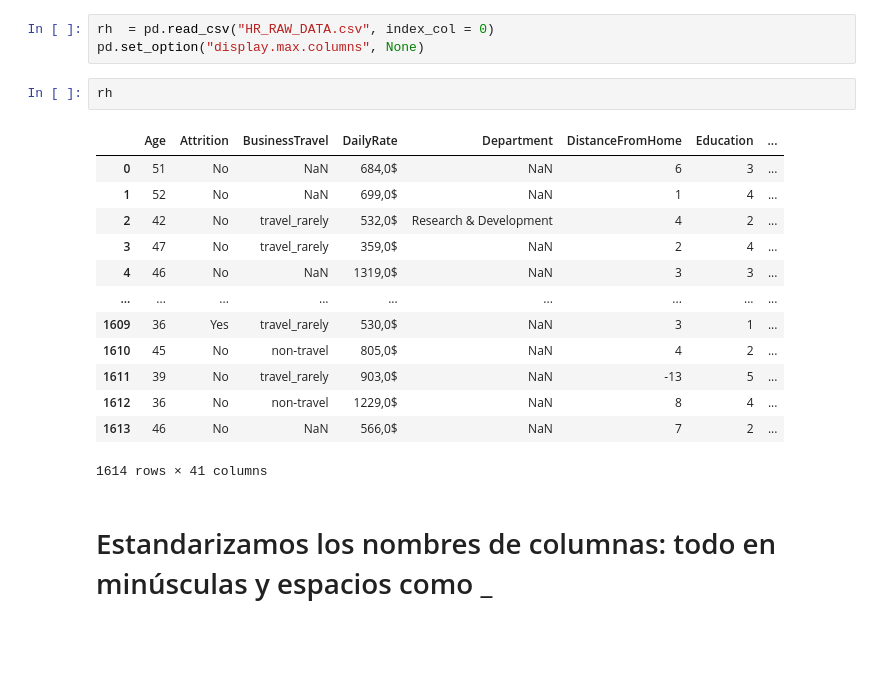
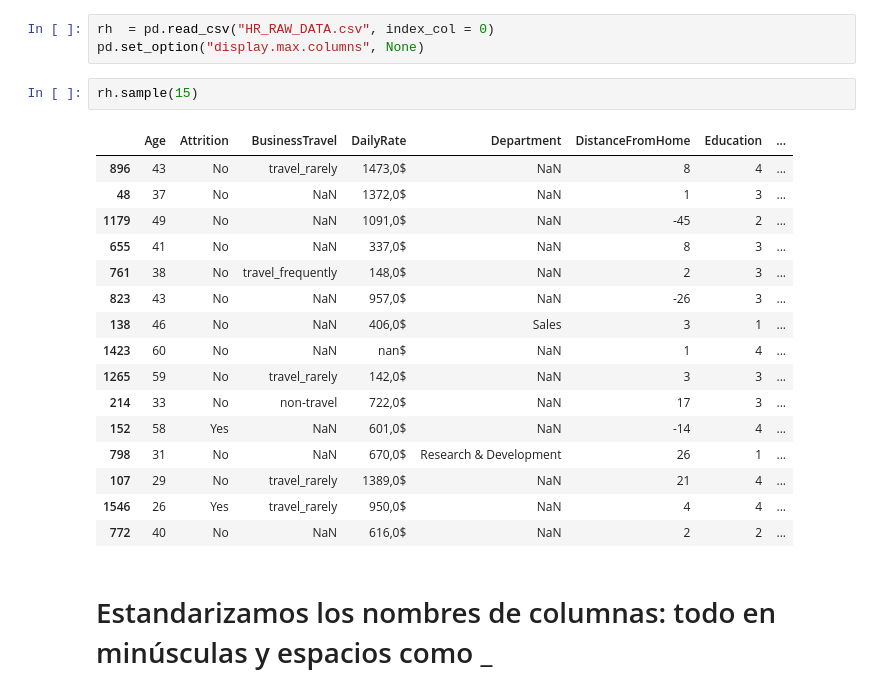
Before and after one commit to Adalab/proyecto-da-promo-Farzana-modulo3-team3-, a Jupyter notebook: Limpieza.ipynb, the cells around one changed output. Drawn from its saved outputs; the diff is of its cells as text; blank space fills up the shorter version.

```diff
--- a/Limpieza.ipynb
+++ b/Limpieza.ipynb
@@ -31,21 +29,24 @@ import re
 rh  = pd.read_csv("HR_RAW_DATA.csv", index_col = 0)
 pd.set_option("display.max.columns", None)
 # %%
-rh
+rh.sample(15)
 # %% [output]
 |  | Age | Attrition | BusinessTravel | DailyRate | Department | DistanceFromHome | Education | ... |
-| 0 | 51 | No | NaN | 684,0$ | NaN | 6 | 3 | ... |
-| 1 | 52 | No | NaN | 699,0$ | NaN | 1 | 4 | ... |
-| 2 | 42 | No | travel_rarely | 532,0$ | Research & Development | 4 | 2 | ... |
-| 3 | 47 | No | travel_rarely | 359,0$ | NaN | 2 | 4 | ... |
-| 4 | 46 | No | NaN | 1319,0$ | NaN | 3 | 3 | ... |
-| ... | ... | ... | ... | ... | ... | ... | ... | ... |
-| 1609 | 36 | Yes | travel_rarely | 530,0$ | NaN | 3 | 1 | ... |
-| 1610 | 45 | No | non-travel | 805,0$ | NaN | 4 | 2 | ... |
-| 1611 | 39 | No | travel_rarely | 903,0$ | NaN | -13 | 5 | ... |
-| 1612 | 36 | No | non-travel | 1229,0$ | NaN | 8 | 4 | ... |
-| 1613 | 46 | No | NaN | 566,0$ | NaN | 7 | 2 | ... |
+| 896 | 43 | No | travel_rarely | 1473,0$ | NaN | 8 | 4 | ... |
+| 48 | 37 | No | NaN | 1372,0$ | NaN | 1 | 3 | ... |
+| 1179 | 49 | No | NaN | 1091,0$ | NaN | -45 | 2 | ... |
+| 655 | 41 | No | NaN | 337,0$ | NaN | 8 | 3 | ... |
+| 761 | 38 | No | travel_frequently | 148,0$ | NaN | 2 | 3 | ... |
+| 823 | 43 | No | NaN | 957,0$ | NaN | -26 | 3 | ... |
+| 138 | 46 | No | NaN | 406,0$ | Sales | 3 | 1 | ... |
+| 1423 | 60 | No | NaN | nan$ | NaN | 1 | 4 | ... |
+| 1265 | 59 | No | travel_rarely | 142,0$ | NaN | 3 | 3 | ... |
+| 214 | 33 | No | non-travel | 722,0$ | NaN | 17 | 3 | ... |
+| 152 | 58 | Yes | NaN | 601,0$ | NaN | -14 | 4 | ... |
+| 798 | 31 | No | NaN | 670,0$ | Research & Development | 26 | 1 | ... |
+| 107 | 29 | No | travel_rarely | 1389,0$ | NaN | 21 | 4 | ... |
+| 1546 | 26 | Yes | travel_rarely | 950,0$ | NaN | 4 | 4 | ... |
+| 772 | 40 | No | NaN | 616,0$ | NaN | 2 | 2 | ... |
-1614 rows × 41 columns
 # %% [markdown]
 # Estandarizamos los nombres de columnas: todo en minúsculas y espacios como _
 # %%
```
Also changed, not shown: parts of 11 cells of this notebook.
